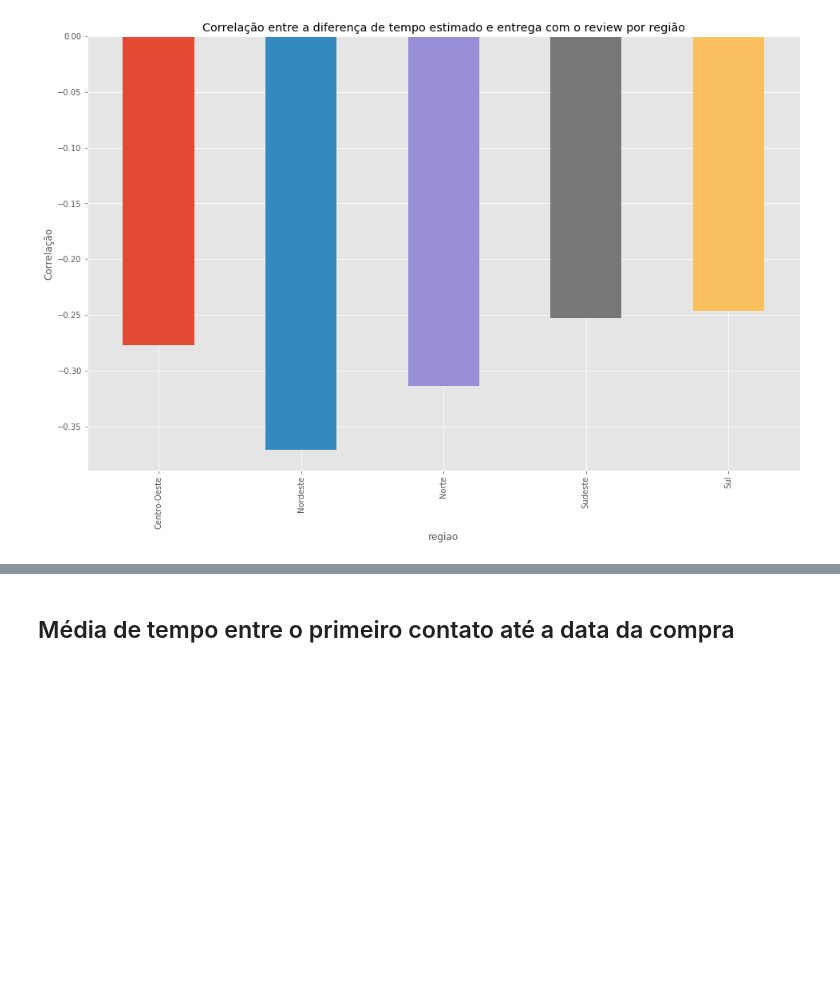
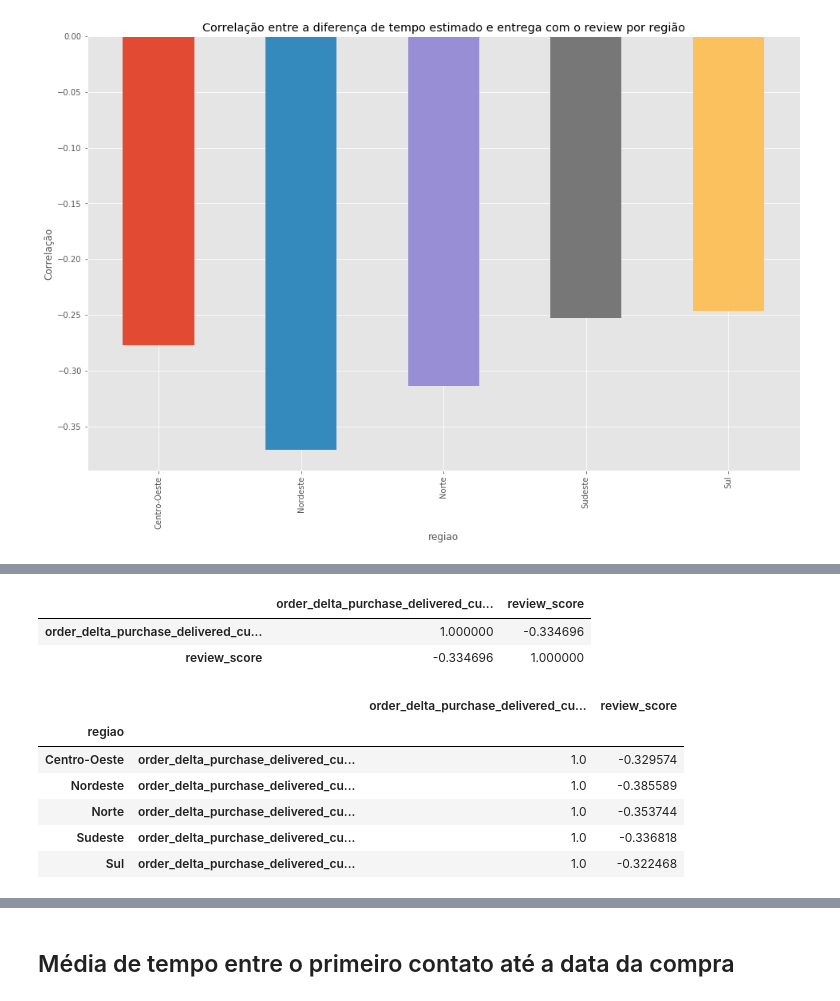
Before and after one commit to Crissky/brazilian-ecommerce, a Jupyter notebook: Notebooks/GERAL.ipynb, the cells around one changed output, grey strips where cells are left out. Cells and saved outputs as stored; diff of their text form; code cells hidden in the pictures; blank space fills up the shorter version.

```diff
--- a/Notebooks/GERAL.ipynb
+++ b/Notebooks/GERAL.ipynb
@@ -676,0 +708,20 @@ resultado.groupby(['regiao'])['review_score'].median().plot(kind='bar')
+# %%
+#Correlação total, sem filtrar pro região
+correlacao_total = reviews_orders[['order_delta_purchase_delivered_customer_date', 'review_score']].corr(method='pearson')
+correlacao_total
+# %% [output]
+|  | order_delta_purchase_delivered_cu... | review_score |
+| order_delta_purchase_delivered_cu... | 1.000000 | -0.334696 |
+| review_score | -0.334696 | 1.000000 |
+# %%
+resultado_final = reviews_orders.groupby(['regiao'])[['order_delta_purchase_delivered_customer_date', 'review_score']].corr(method='pearson')
+resultado_final = resultado_final[(resultado_final['review_score'] < 1)]
+resultado_final
+# %% [output]
+|  |  | order_delta_purchase_delivered_cu... | review_score |
+| regiao |  |  |  |
+| Centro-Oeste | order_delta_purchase_delivered_cu... | 1.0 | -0.329574 |
+| Nordeste | order_delta_purchase_delivered_cu... | 1.0 | -0.385589 |
+| Norte | order_delta_purchase_delivered_cu... | 1.0 | -0.353744 |
+| Sudeste | order_delta_purchase_delivered_cu... | 1.0 | -0.336818 |
+| Sul | order_delta_purchase_delivered_cu... | 1.0 | -0.322468 |
```
Also changed, not shown: parts of 3 cells of this notebook.
